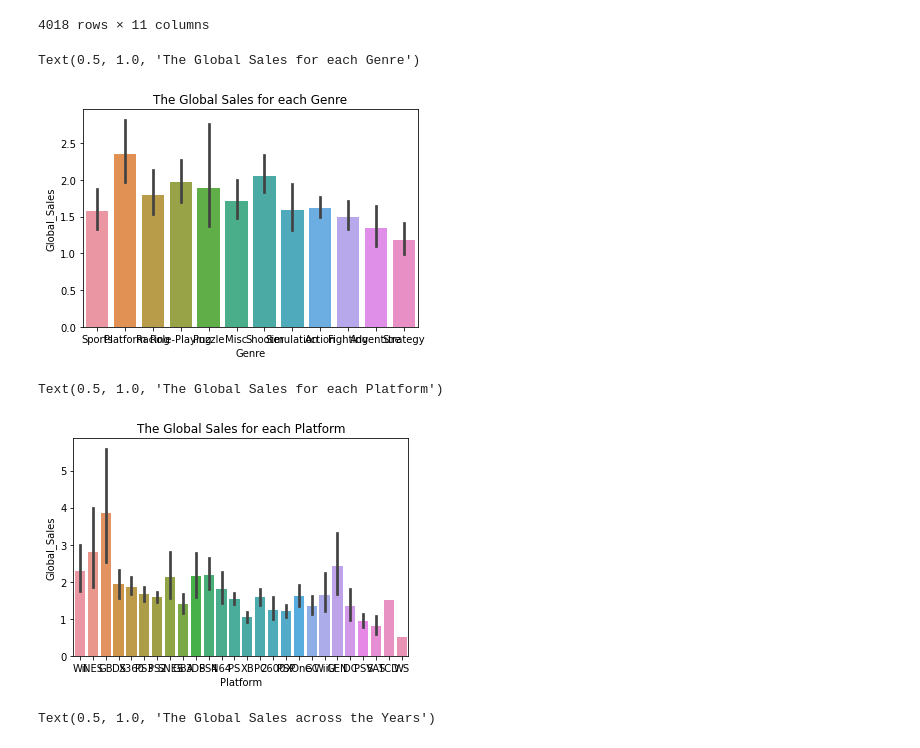
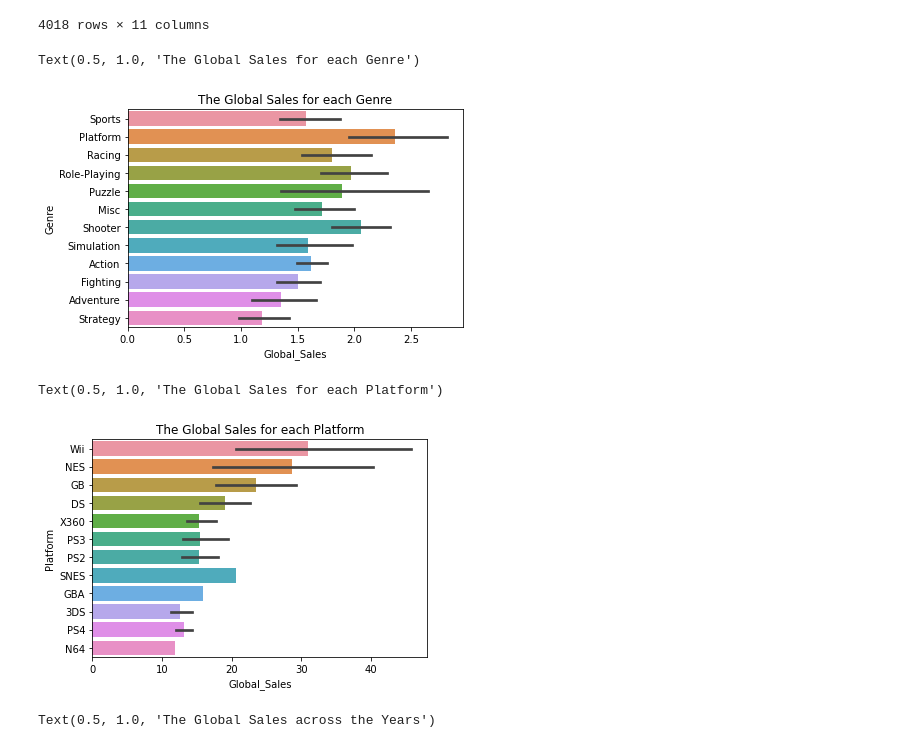
Before and after one commit to paulaked/data25-visualisations, a Jupyter notebook: task.ipynb, the cells around one changed output. Saved outputs shown, nothing was run; the diff lists cells and outputs as text; code cells hidden in the pictures.

```diff
--- a/task.ipynb
+++ b/task.ipynb
@@ -39,17 +39,17 @@ clean_data
 import matplotlib.pyplot as plt
 import seaborn as sns
 # %%
-sns.barplot(x='Genre', y='Global_Sales', data = clean_data)
+sns.barplot(x='Global_Sales', y='Genre', data = clean_data)
 plt.title('The Global Sales for each Genre')
 # %% [output]
 Text(0.5, 1.0, 'The Global Sales for each Genre')
-[figure, old version]
+[figure, new version]
 # %%
-sns.barplot(x='Platform', y='Global_Sales', data = clean_data)
+sns.barplot(x='Global_Sales', y='Platform', data = clean_data.head(50))
 plt.title('The Global Sales for each Platform')
 # %% [output]
 Text(0.5, 1.0, 'The Global Sales for each Platform')
-[figure, old version]
+[figure, new version]
 # %%
 sns.lineplot(x='Year', y ='Global_Sales', data = clean_data)
 plt.title('The Global Sales across the Years')
```
